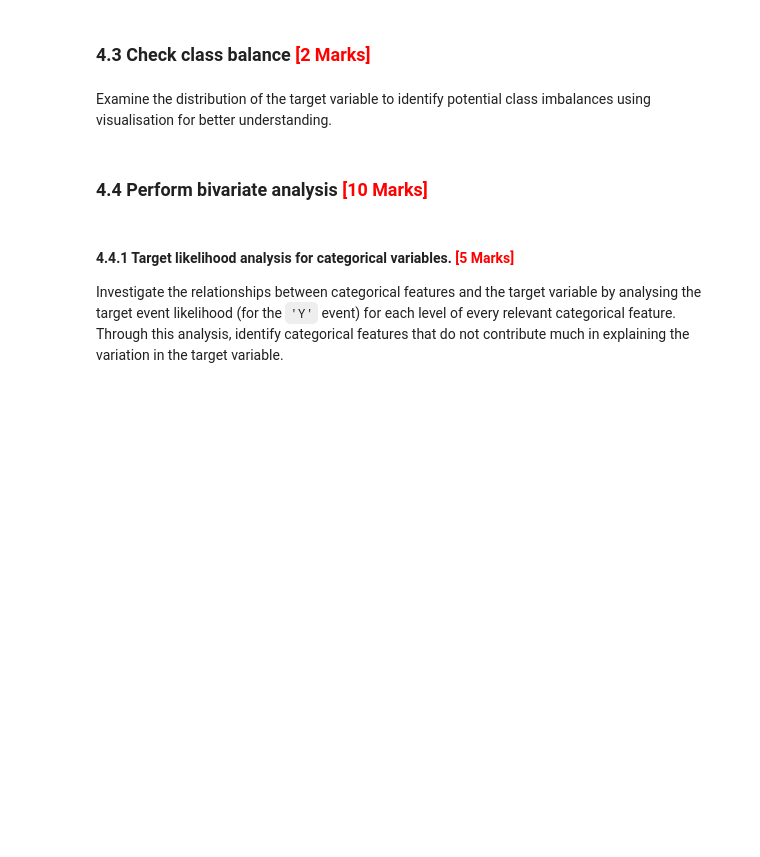
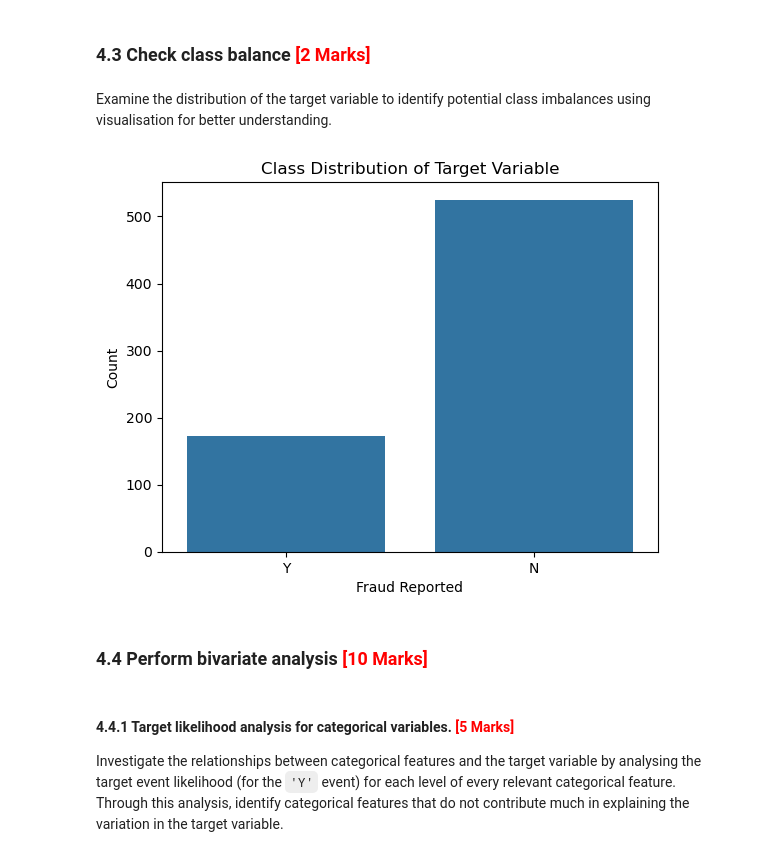
Before and after one commit to VFulara/Fraudulent-Claim-Detection, a Jupyter notebook: Fraudulent_Claim_Detection_Starter.ipynb, the cells around one changed output. Cells and saved outputs as stored; diff of their text form; code cells hidden in the pictures; blank space fills up the shorter version.

```diff
--- a/Fraudulent_Claim_Detection_Starter.ipynb
+++ b/Fraudulent_Claim_Detection_Starter.ipynb
@@ -528,6 +615,13 @@ y_val.reset_index(drop=True, inplace=True)
 Examine the distribution of the target variable to identify potential class imbalances using visualisation for better understanding.
 # %%
 # Plot a bar chart to check class balance
+sns.countplot(x=y_train)
+plt.title('Class Distribution of Target Variable')
+plt.xlabel('Fraud Reported')
+plt.ylabel('Count')
+plt.show()
+# %% [output]
+[figure, added]
 # %% [markdown]
 ### **4.4 Perform bivariate analysis** <font color="red">[10 Marks]</font>
 # %% [markdown]
```
Also changed, not shown: parts of 16 cells of this notebook.
